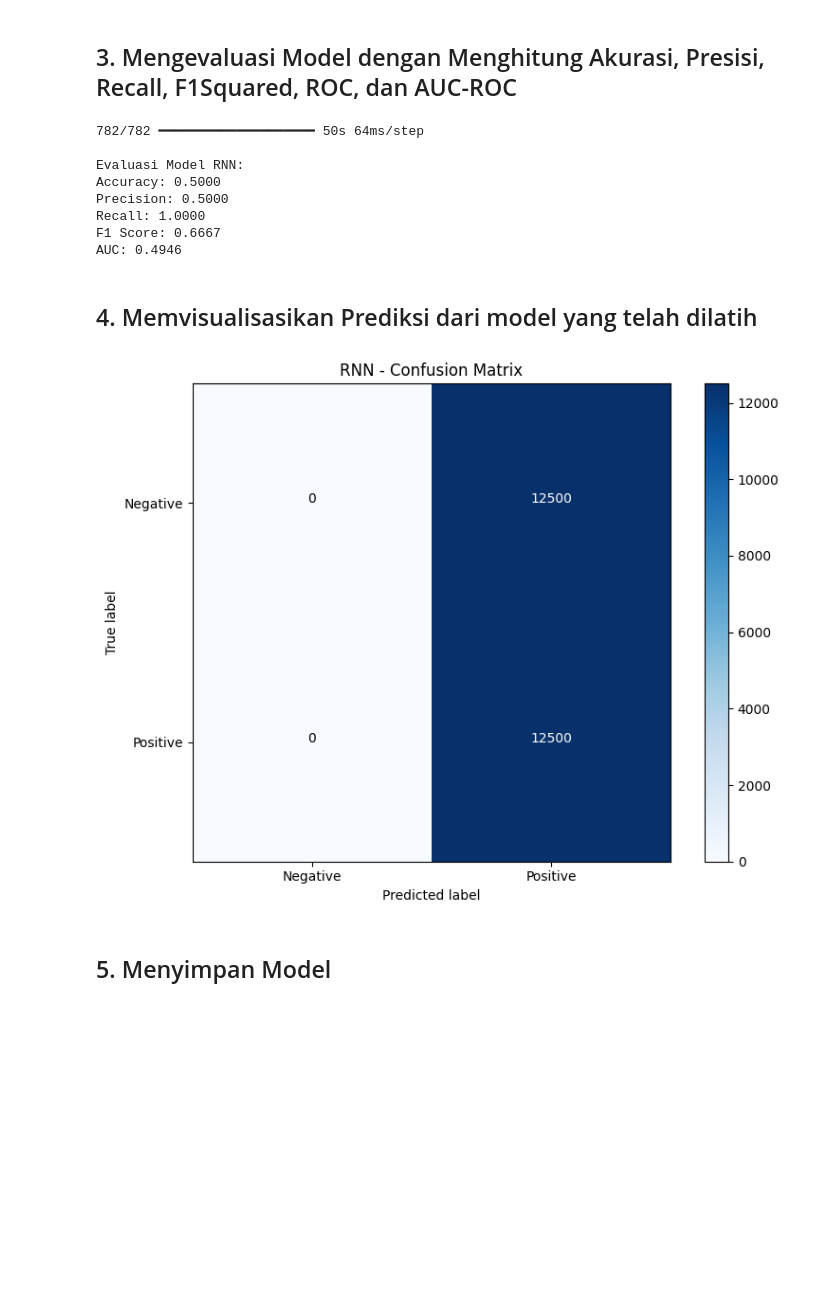
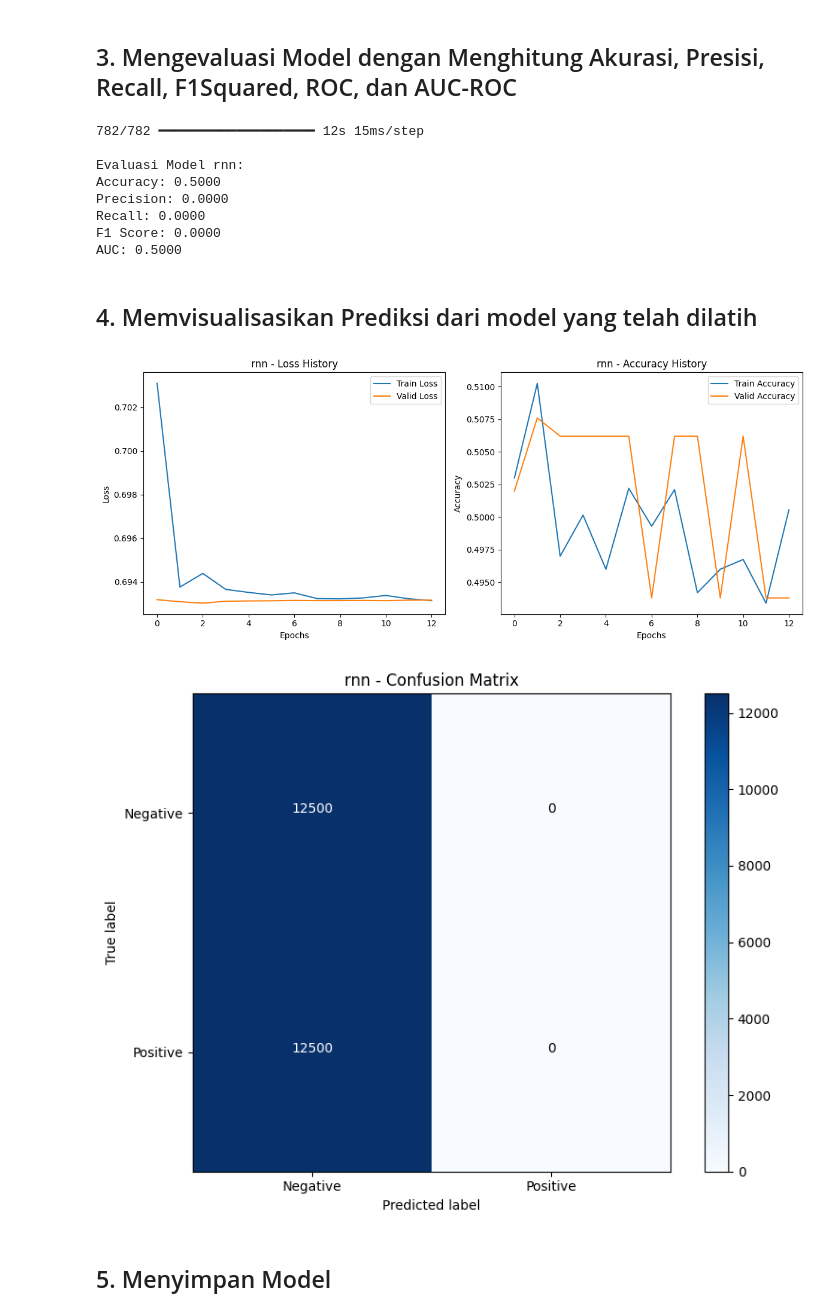
Before and after one commit to Kaasyiful/tugas-deep-learning, a Jupyter notebook: week6/TensorFlow/Deep_Learning_Week_6_Tensorflow.ipynb, the cells around one changed output. Cells and saved outputs as stored; diff of their text form; code cells hidden in the pictures; blank space fills up the shorter version.

```diff
--- a/week6/TensorFlow/Deep_Learning_Week_6_Tensorflow.ipynb
+++ b/week6/TensorFlow/Deep_Learning_Week_6_Tensorflow.ipynb
@@ -117,9 +109,8 @@ Label: 0
 ## 4. Menyiapkan Fungsi Pelatihan dan Validasi
 # %%
 # Fungsi untuk melatih model
-def train_model(model, train_data, val_data, model_name):
+def train_model(model, train_data, model_name):
     x_train, y_train = train_data
-    x_val, y_val = val_data
 
     # Callbacks
     callbacks = [
@@ -143,7 +134,8 @@ def train_model(model, train_data, val_data, model_name):
         x_train, y_train,
         epochs=EPOCHS,
         batch_size=BATCH_SIZE,
-        validation_data=(x_val, y_val),
+        validation_split=0.2,
+        shuffle=True,
         callbacks=callbacks,
         verbose=1
     )
@@ -296,12 +288,12 @@ def build_rnn_model():
     model = Sequential([
         Input(shape=(MAXLEN,)),
         Embedding(NUM_WORDS, EMBEDDING_DIM),
+
         SimpleRNN(HIDDEN_DIM, return_sequences=True),
-        SimpleRNN(HIDDEN_DIM, return_sequences=True),
-        SimpleRNN(HIDDEN_DIM),
-        Dense(64, activation='relu'),
+        SimpleRNN(HIDDEN_DIM // 2, return_sequences=False),
         Dropout(DROPOUT_RATE),
-        Dense(32, activation='relu'),
+
+        Dense(HIDDEN_DIM // 4, activation='relu'),
         Dropout(DROPOUT_RATE),
         Dense(1, activation='sigmoid')
     ])
@@ -318,6 +310,6 @@ model_rnn.compile(optimizer=Adam(learning_rate=LEARNING_RATE), loss='binary_cros
 
 # Melatih model RNN
 print("Melatih model RNN...")
-history_rnn = train_model(model_rnn, train_data, val_data, 'RNN')
+history_rnn = train_model(model_rnn, train_data, 'rnn')
 # %% [output]
 Melatih model RNN...
@@ -341,26 +333,27 @@ Waktu pelatihan: 22m 5s
 ## 3. Mengevaluasi Model dengan Menghitung Akurasi, Presisi, Recall, F1Squared, ROC, dan AUC-ROC
 # %%
 # Evaluasi model RNN
-result_rnn = evaluate_model(model_rnn, test_data, 'RNN')
+result_rnn = evaluate_model(model_rnn, test_data, 'rnn')
 # %% [output]
-782/782 ━━━━━━━━━━━━━━━━━━━━ 50s 64ms/step
+782/782 ━━━━━━━━━━━━━━━━━━━━ 12s 15ms/step
 
-Evaluasi Model RNN:
+Evaluasi Model rnn:
 Accuracy: 0.5000
-Precision: 0.5000
-Recall: 1.0000
-F1 Score: 0.6667
-AUC: 0.4946
+Precision: 0.0000
+Recall: 0.0000
+F1 Score: 0.0000
+AUC: 0.5000
 # %% [markdown]
 ## 4. Memvisualisasikan Prediksi dari model yang telah dilatih
 # %%
 # Plotting hasil pelatihan
-plot_training_history(history_rnn, "RNN")
+plot_training_history(history_rnn, "rnn")
 
 # Plotting confusion matrix
-plot_confusion_matrix(y_test, result_rnn['y_pred'], "RNN")
+plot_confusion_matrix(y_test, result_rnn['y_pred'], "rnn")
 # %% [output]
-[figure, old version]
+[figure, new version]
+[figure, added]
 # %% [markdown]
 ## 5. Menyimpan Model
 # %%
```
Also changed, not shown: parts of 20 cells of this notebook, 30 other files.
